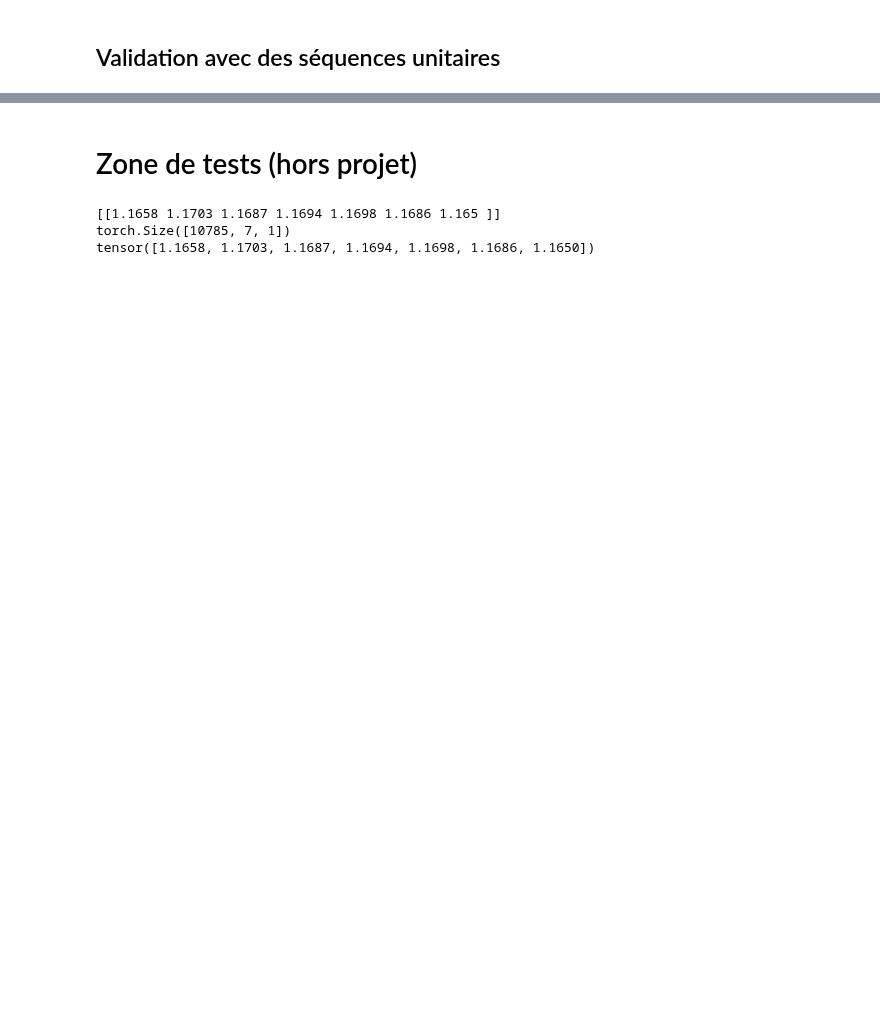
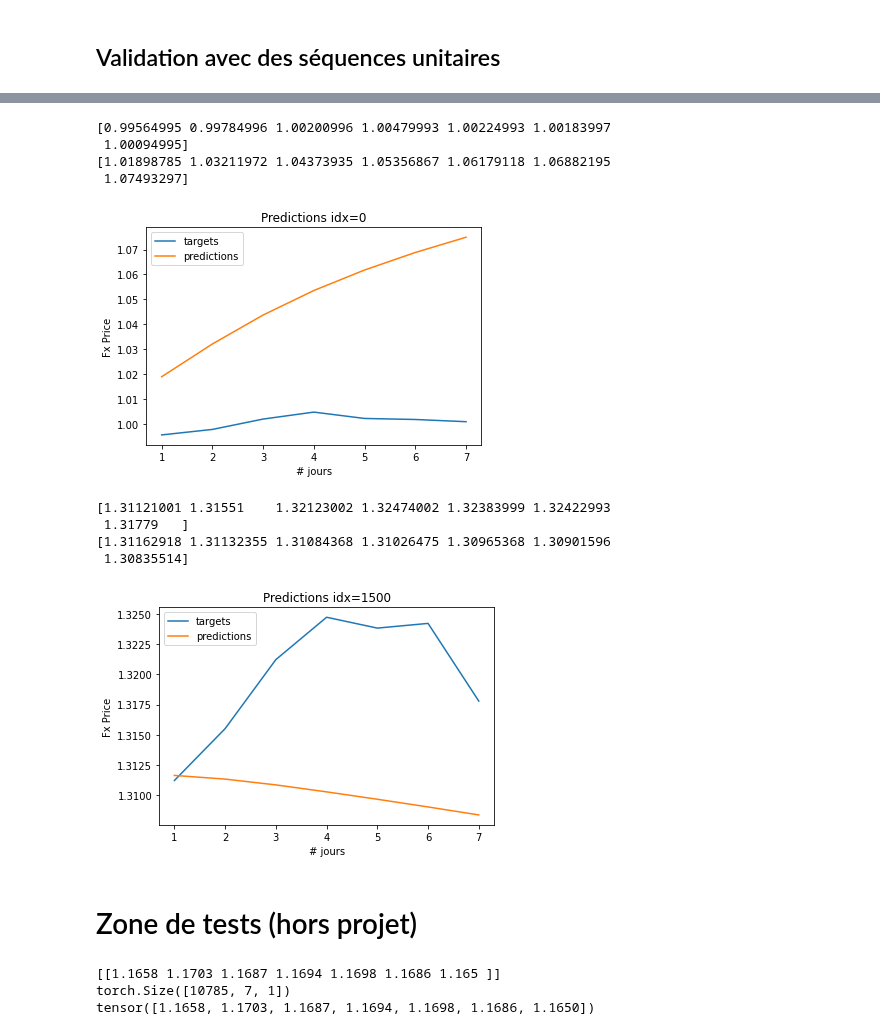
Before and after one commit to delemarchand2020/IVADO_MILA_DL, a Jupyter notebook: Predict_FX_with_DL.ipynb, the cells around one changed output, grey strips where cells are left out. Cells and saved outputs as stored; diff of their text form; code cells hidden in the pictures; blank space fills up the shorter version.

```diff
--- a/Predict_FX_with_DL.ipynb
+++ b/Predict_FX_with_DL.ipynb
@@ -531,13 +531,13 @@ Absolute mean error between target[:] et prediction[:] = 0.005977938417345285
 # %% [markdown]
 ## Validation avec des séquences unitaires
 # %%
-idx = 2
+idx = 102
 
 # Put sequence data on device (GPU when available)
-Xs_unit = Xs_train[idx:idx+1,:,:].to(device)
+Xs_unit = Xs_test[idx:idx+1,:,:].to(device)
 
 # Put target data on device (GPU when available)
-ys_unit = ys_train[idx].to(device)
+ys_unit = ys_test[idx].to(device)
 
 # Predict the value of the sequence data using the RNN-based model
 ypred_rnn = model_rnn(Xs_unit)
@@ -554,8 +554,8 @@ ys_unit_unstd = ys_unit*std + mean
 # Unstandardize  the predictions of the RNN-based model on xtest
 ypred_unstd = ypred_rnn*std + mean
 
-print(f"xtest[{idx}] = {xunit_unstd.detach()}")
-print(f"ys_test[{idx}] = {ys_unit_unstd.detach()}\n ypred[{idx}] = {ypred_unstd.detach()}")
+print(f"xunit[{idx}] = {xunit_unstd.detach()[0,:,0]}")
+print(f"ys_unit[{idx}] = {ys_unit_unstd.detach()}\n ypred[{idx}] = {ypred_unstd.detach()}")
 
-print_mean_abs_error(ys_unit_unstd.detach(), ypred_unstd.detach(), 0)
+print_mean_abs_error(ys_unit_unstd.detach(), ypred_unstd.detach())
 # %% [output]
@@ -572,3 +595,43 @@ Absolute mean error between target[0] et prediction[0] = 0.00030815601348876953
+# %%
+def prediction_7jours(idx=1500):
+  Xs_unit = Xs_test[idx:idx+1,:,:]
+  ys_targets = np.array([])
+  ys_predicts = np.array([])
+
+  for i in range(idx,idx+7):
+    Xs_unit = Xs_unit.to(device)
+    ypred_rnn = model_rnn(Xs_unit)
+    ys_targets = np.append(ys_targets,ys_test.numpy()[i])
+    ys_predicts = np.append(ys_predicts, ypred_rnn.cpu().detach().numpy()[0])
+    Xs_unit = shif_right_and_complete(Xs_unit.detach(), ypred_rnn.detach())
+
+  print(ys_targets*std + mean)
+  print(ys_predicts*std + mean)
+
+  xaxis = range(1, 8)
+  plt.plot(xaxis, ys_targets*std + mean, label='targets')
+  plt.plot(xaxis, ys_predicts*std + mean, label='predictions')
+
+  plt.xlabel('# jours')
+  plt.ylabel('Fx Price')
+  plt.title(f'Predictions idx={idx}')
+  plt.legend()
+
+  plt.show()
+# %%
+prediction_7jours(0)
+prediction_7jours(1500)
+# %% [output]
+[0.99564995 0.99784996 1.00200996 1.00479993 1.00224993 1.00183997
+ 1.00094995]
+[1.01898785 1.03211972 1.04373935 1.05356867 1.06179118 1.06882195
+ 1.07493297]
+[figure, added]
+[1.31121001 1.31551    1.32123002 1.32474002 1.32383999 1.32422993
+ 1.31779   ]
+[1.31162918 1.31132355 1.31084368 1.31026475 1.30965368 1.30901596
+ 1.30835514]
+[figure, added]
 # %% [markdown]
 # Zone de tests (hors projet)
 # %%
```
Also changed, not shown: parts of 8 cells of this notebook.
